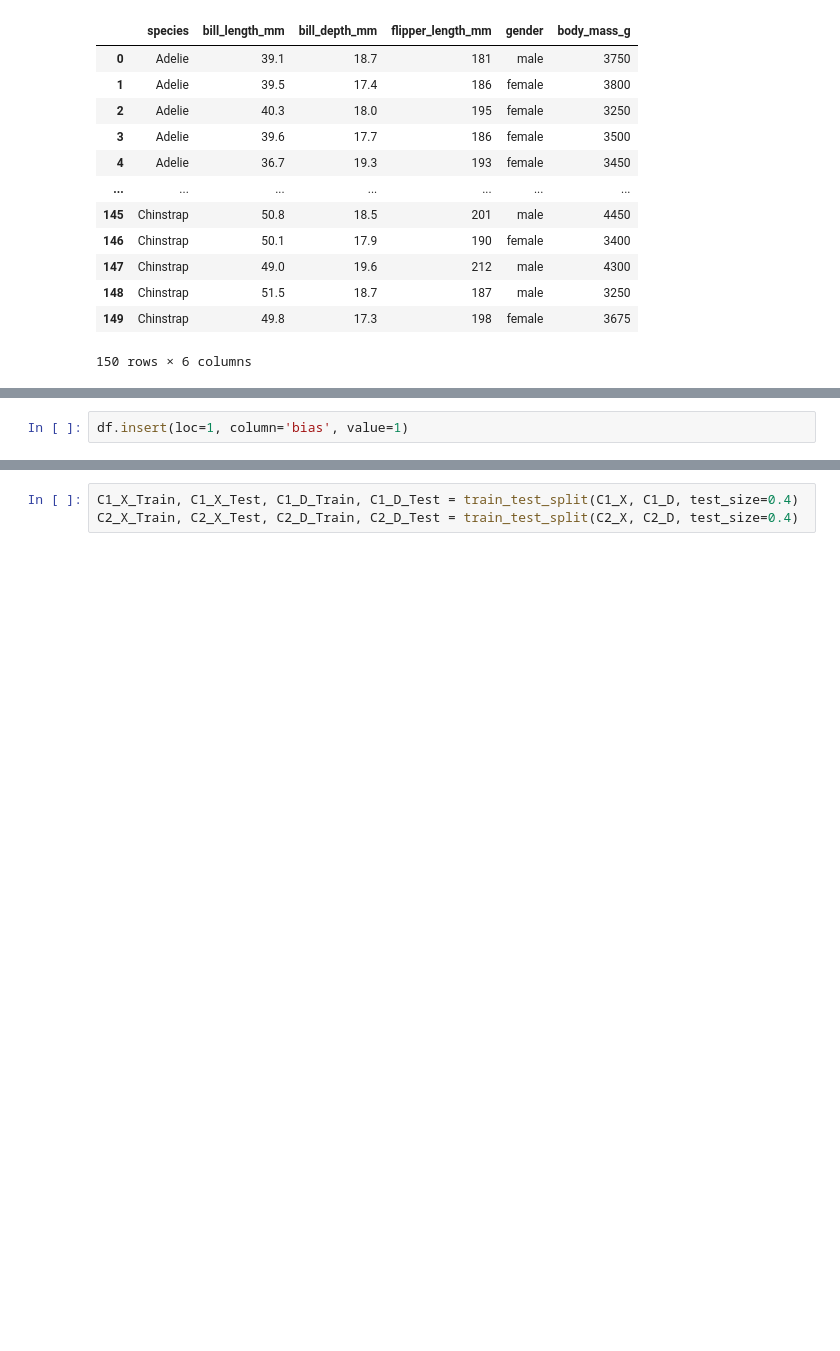
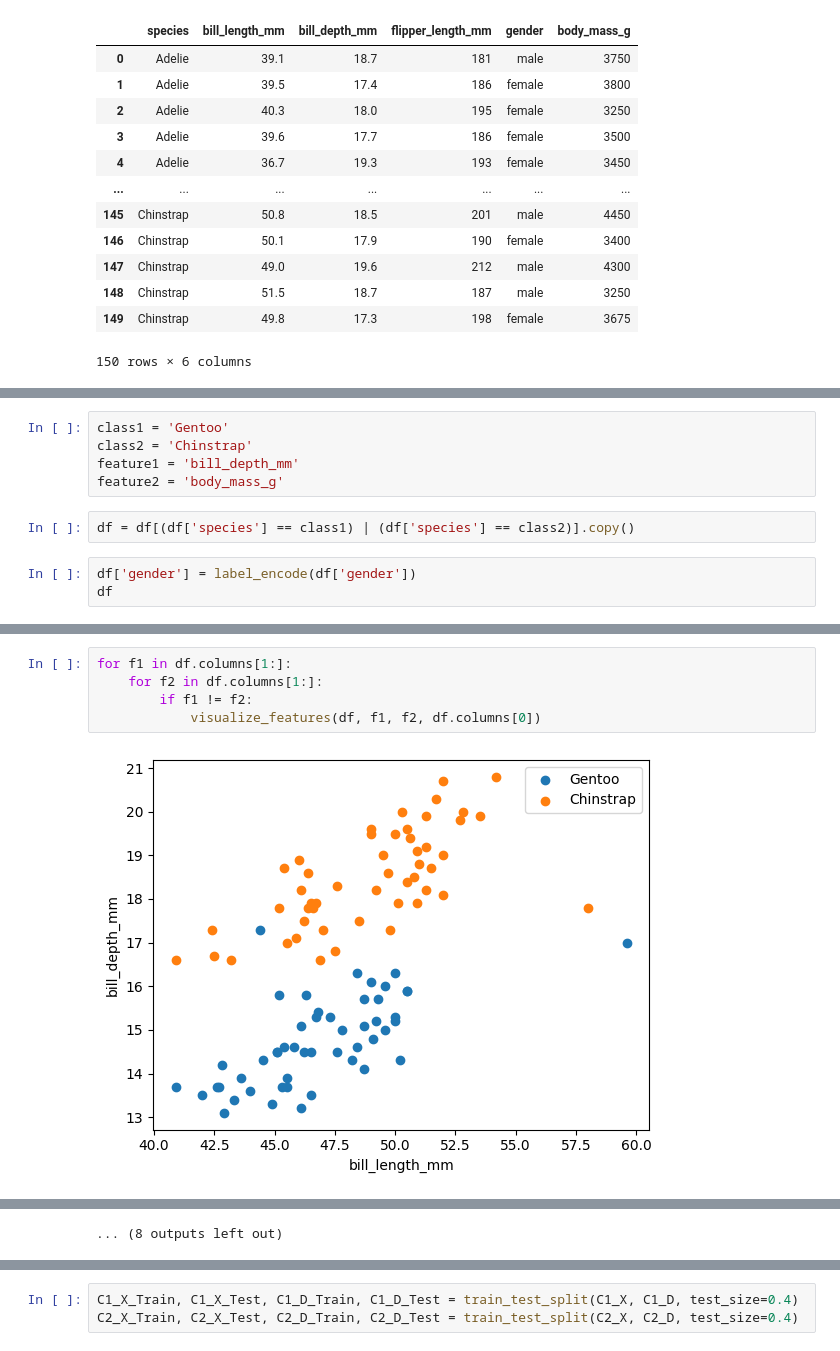
Before and after one commit to MinaSaad47/neural-network-tasts, a Jupyter notebook: playground.ipynb, the cells around one changed output, grey strips where cells are left out. Drawn from its saved outputs; the diff is of its cells as text; blank space fills up the shorter version.

```diff
--- a/playground.ipynb
+++ b/playground.ipynb
@@ -53,2 +29,10 @@ See the caveats in the documentation: https://pandas.pydata.org/pandas-docs/stab
-# %%
-df.insert(loc=1, column='bias', value=1)
+# %%
+class1 = 'Gentoo'
+class2 = 'Chinstrap'
+feature1 = 'bill_depth_mm'
+feature2 = 'body_mass_g'
+# %%
+df = df[(df['species'] == class1) | (df['species'] == class2)].copy()
+# %%
+df['gender'] = label_encode(df['gender'])
+df
@@ -54,0 +53,7 @@ df.insert(loc=1, column='bias', value=1)
+# %%
+for f1 in df.columns[1:]:
+    for f2 in df.columns[1:]:
+        if f1 != f2:
+            visualize_features(df, f1, f2, df.columns[0])
+# %% [output]
+[figure, added]
@@ -54,0 +71 @@ df.insert(loc=1, column='bias', value=1)
+... (8 outputs left out)
```
Also changed, not shown: parts of 22 cells of this notebook, 9 other files.
